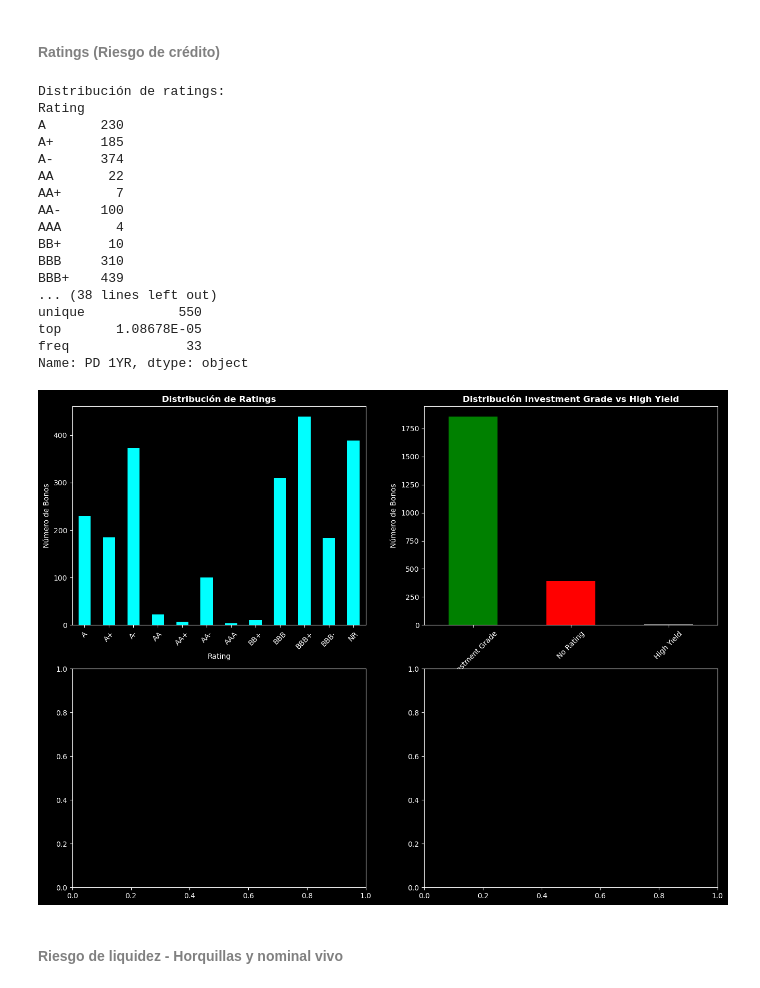
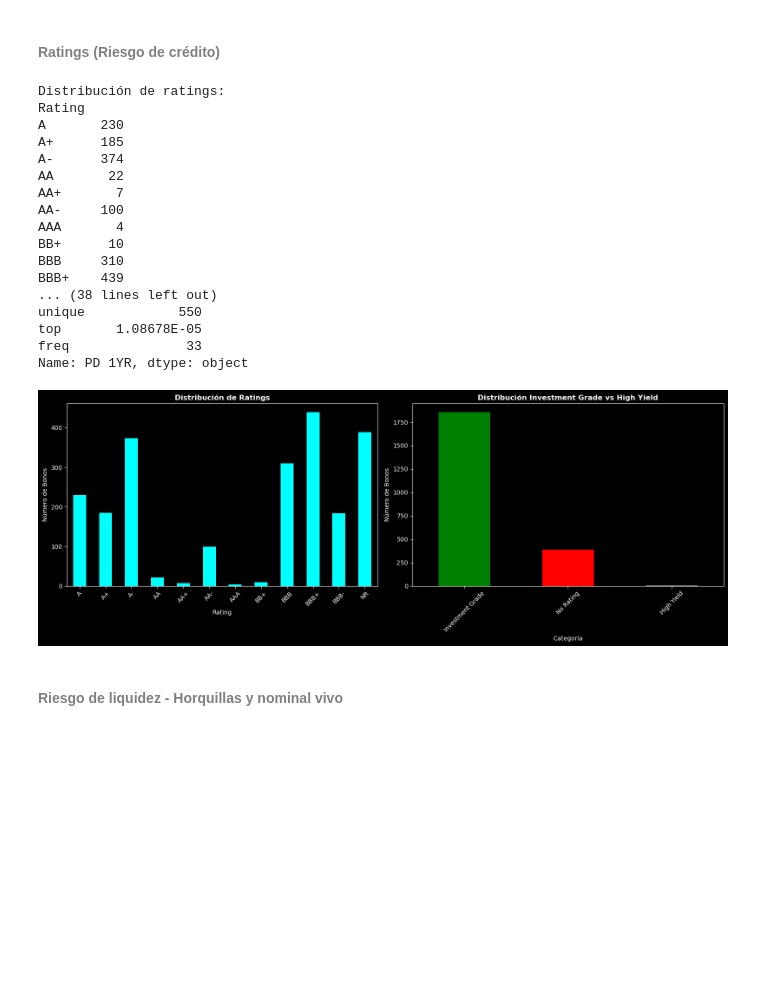
Before and after one commit to Romequinco/TAREA_RENTA_FIJA_1, a Jupyter notebook: src/TallerRF_AnálisisCartera_Enunciado_Josep.ipynb, the cells around one changed output. Drawn from its saved outputs; the diff is of its cells as text; code cells hidden in the pictures; blank space fills up the shorter version.

```diff
--- a/src/TallerRF_AnálisisCartera_Enunciado_Josep.ipynb
+++ b/src/TallerRF_AnálisisCartera_Enunciado_Josep.ipynb
@@ -660,44 +658,49 @@ print(f"Estadísticas descriptivas:")
 print(universo['PD 1YR'].describe())
 
 # ============================================================================
 # VISUALIZACIONES DE RATINGS Y RIESGO DE CRÉDITO
 # ============================================================================
 # Creamos un panel de 4 gráficos para analizar el riesgo crediticio
 # ============================================================================
 
-fig, axes = plt.subplots(2, 2, figsize=(16, 12))
+fig, axes = plt.subplots(1, 2, figsize=(16, 6)) # figsize ajustado para mejor aspecto horizontal
 
 # Distribución de ratings
-ratings.plot(kind='bar', ax=axes[0, 0], color='cyan')
-axes[0, 0].set_title('Distribución de Ratings', fontsize=12, fontweight='bold')
-axes[0, 0].set_xlabel('Rating')
-axes[0, 0].set_ylabel('Número de Bonos')
-axes[0, 0].tick_params(axis='x', rotation=45)
+# Indexación corregida: axes[0]
+ratings.plot(kind='bar', ax=axes[0], color='cyan')
+axes[0].set_title('Distribución de Ratings', fontsize=12, fontweight='bold')
+axes[0].set_xlabel('Rating')
+axes[0].set_ylabel('Número de Bonos')
+axes[0].tick_params(axis='x', rotation=45)
 
 # Clasificación IG vs HY
-rating_class.plot(kind='bar', ax=axes[0, 1], color=['green', 'red', 'gray'])
-axes[0, 1].set_title('Distribución Investment Grade vs High Yield', fontsize=12, fontweight='bold')
-axes[0, 1].set_xlabel('Categoría')
-axes[0, 1].set_ylabel('Número de Bonos')
-axes[0, 1].tick_params(axis='x', rotation=45)
+# Indexación corregida: axes[1]
+rating_class.plot(kind='bar', ax=axes[1], color=['green', 'red', 'gray'])
+axes[1].set_title('Distribución Investment Grade vs High Yield', fontsize=12, fontweight='bold')
+axes[1].set_xlabel('Categoría')
+axes[1].set_ylabel('Número de Bonos')
+axes[1].tick_params(axis='x', rotation=45)
+
+# Ajusta automáticamente el espaciado para que los elementos no se superpongan
+plt.tight_layout()
 # %% [output]
 Distribución de ratings:
 Rating
 A       230
 A+      185
 A-      374
 AA       22
 AA+       7
 AA-     100
 AAA       4
 BB+      10
 BBB     310
 BBB+    439
 ... (38 lines left out)
 unique            550
 top       1.08678E-05
 freq               33
 Name: PD 1YR, dtype: object
-[figure, old version]
+[figure, new version]
 # %% [markdown]
 #### <font color=#808080>Riesgo de liquidez - Horquillas y nominal vivo</font>
```
Also changed, not shown: parts of 6 cells of this notebook.
